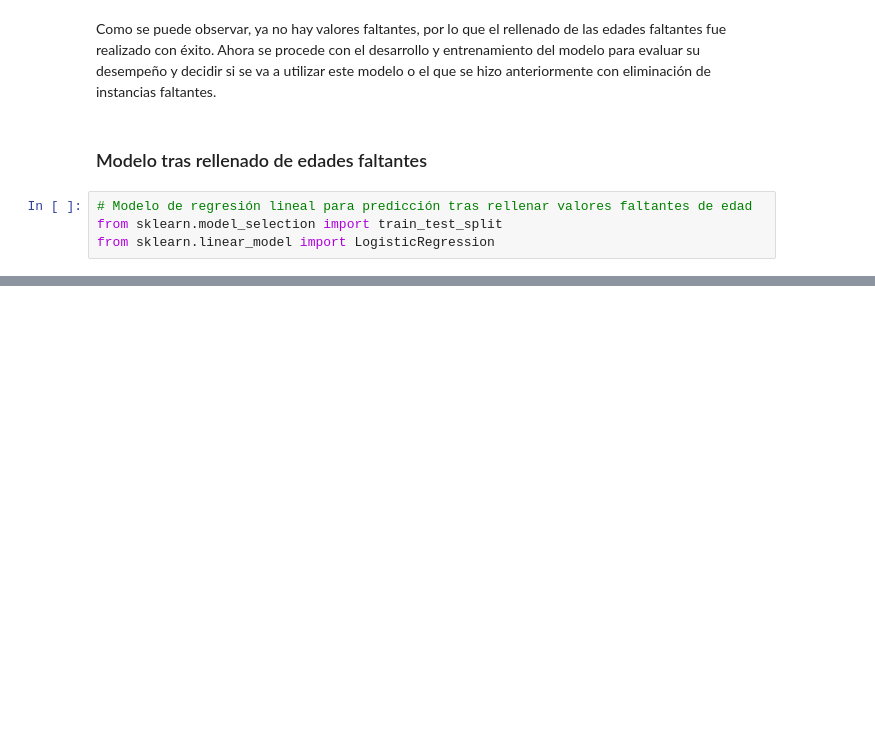
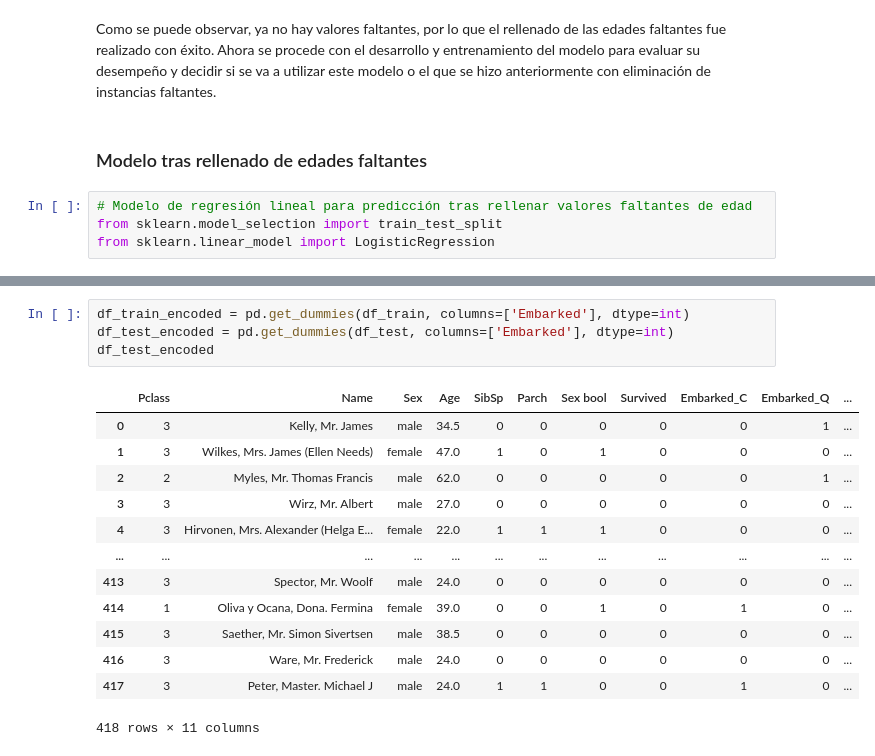
Before and after one commit to Galindo4007/TitanicEquipo2IA, a Jupyter notebook: Titanic.ipynb, the cells around one changed output, grey strips where cells are left out. Saved outputs shown, nothing was run; the diff lists cells and outputs as text; blank space fills up the shorter version.

```diff
--- a/Titanic.ipynb
+++ b/Titanic.ipynb
@@ -319,0 +323,18 @@ array([1, 0, 0, 1, 0, 0, 1, 0, 0, 1, 0, 0, 0, 1, 1, 1, 1, 1, 1, 0, 1, 0,
+# %%
+df_train_encoded = pd.get_dummies(df_train, columns=['Embarked'], dtype=int)
+df_test_encoded = pd.get_dummies(df_test, columns=['Embarked'], dtype=int)
+df_test_encoded
+# %% [output]
+|  | Pclass | Name | Sex | Age | SibSp | Parch | Sex bool | Survived | Embarked_C | Embarked_Q | ... |
+| 0 | 3 | Kelly, Mr. James | male | 34.5 | 0 | 0 | 0 | 0 | 0 | 1 | ... |
+| 1 | 3 | Wilkes, Mrs. James (Ellen Needs) | female | 47.0 | 1 | 0 | 1 | 0 | 0 | 0 | ... |
+| 2 | 2 | Myles, Mr. Thomas Francis | male | 62.0 | 0 | 0 | 0 | 0 | 0 | 1 | ... |
+| 3 | 3 | Wirz, Mr. Albert | male | 27.0 | 0 | 0 | 0 | 0 | 0 | 0 | ... |
+| 4 | 3 | Hirvonen, Mrs. Alexander (Helga E... | female | 22.0 | 1 | 1 | 1 | 0 | 0 | 0 | ... |
+| ... | ... | ... | ... | ... | ... | ... | ... | ... | ... | ... | ... |
+| 413 | 3 | Spector, Mr. Woolf | male | 24.0 | 0 | 0 | 0 | 0 | 0 | 0 | ... |
+| 414 | 1 | Oliva y Ocana, Dona. Fermina | female | 39.0 | 0 | 0 | 1 | 0 | 1 | 0 | ... |
+| 415 | 3 | Saether, Mr. Simon Sivertsen | male | 38.5 | 0 | 0 | 0 | 0 | 0 | 0 | ... |
+| 416 | 3 | Ware, Mr. Frederick | male | 24.0 | 0 | 0 | 0 | 0 | 0 | 0 | ... |
+| 417 | 3 | Peter, Master. Michael J | male | 24.0 | 1 | 1 | 0 | 0 | 1 | 0 | ... |
+418 rows × 11 columns
```
Also changed, not shown: parts of 6 cells of this notebook, 1 other file.
